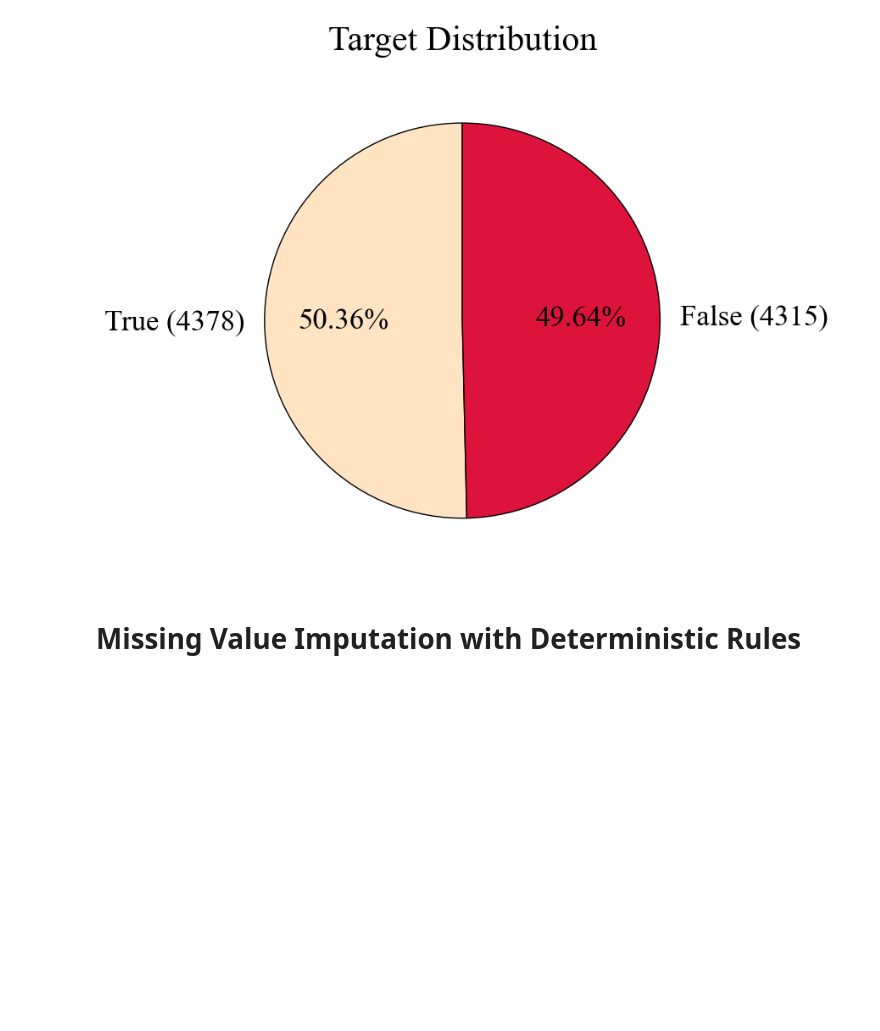
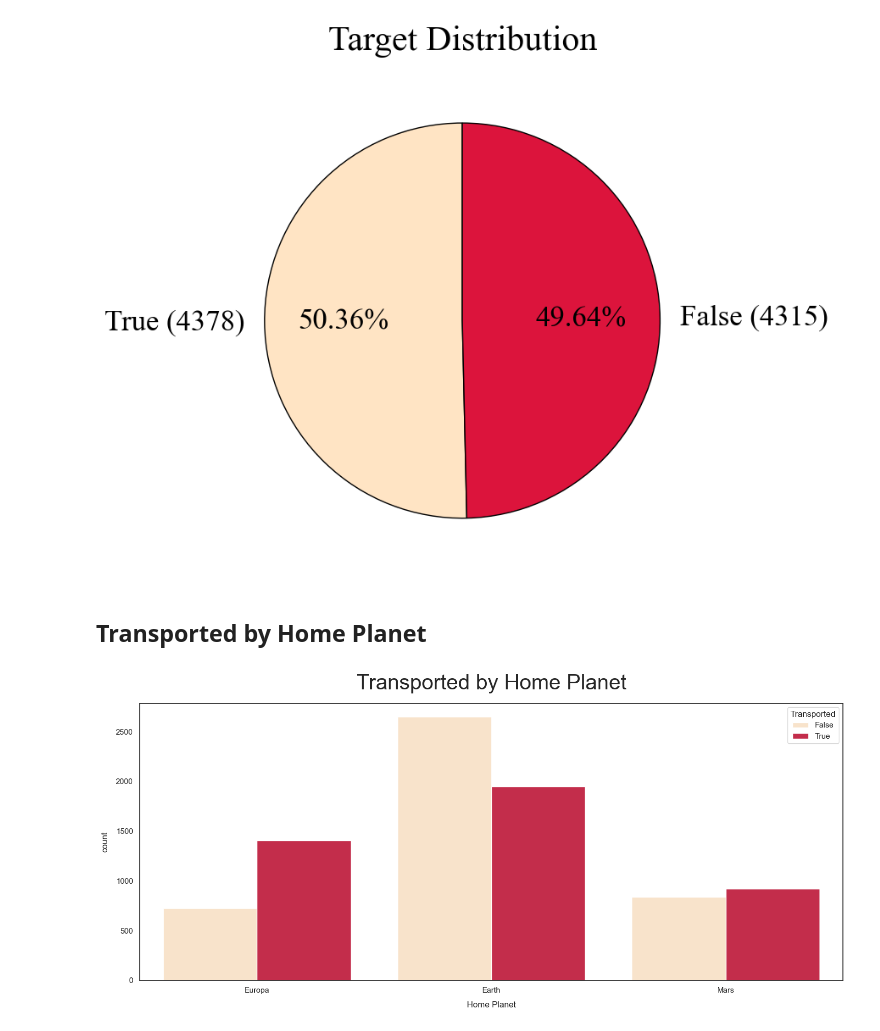
Before and after one commit to KevinNourian/Titanic, a Jupyter notebook: Notebooks/Titanic 2.0.0.ipynb, the cells around one changed output. Saved outputs shown, nothing was run; the diff lists cells and outputs as text; code cells hidden in the pictures; blank space fills up the shorter version.

Commit message:
Bar Plot Home Planet and Transported

```diff
--- a/Notebooks/Titanic 2.0.0.ipynb
+++ b/Notebooks/Titanic 2.0.0.ipynb
@@ -176,5 +125,33 @@ plt.tight_layout()
 plt.show()
 # %% [output]
 [figure]
-# %% [markdown]
-# **Missing Value Imputation with Deterministic Rules**
+# %% [markdown]
+## **Transported by Home Planet**
+# %%
+plt.rcParams.update(params)
+
+fig, ax = plt.subplots(1, 1, figsize=(15, 7))
+sns.style="white"
+colors = [color_1, color_2]
+
+data = train
+
+chart = sns.countplot(
+    ax=ax,
+    x="HomePlanet",
+    hue="Transported",
+    data=data,
+    palette=colors
+)
+
+plt.xlabel("Home Planet")
+plt.yticks()
+plt.legend(title='Transported', loc='upper right')
+
+ax.set_title("Transported by Home Planet", fontsize=size * 3)
+
+plt.tight_layout()
+
+plt.show()
+# %% [output]
+[figure, added]
```
Also changed, not shown: parts of 13 cells of this notebook, 1 other file.
